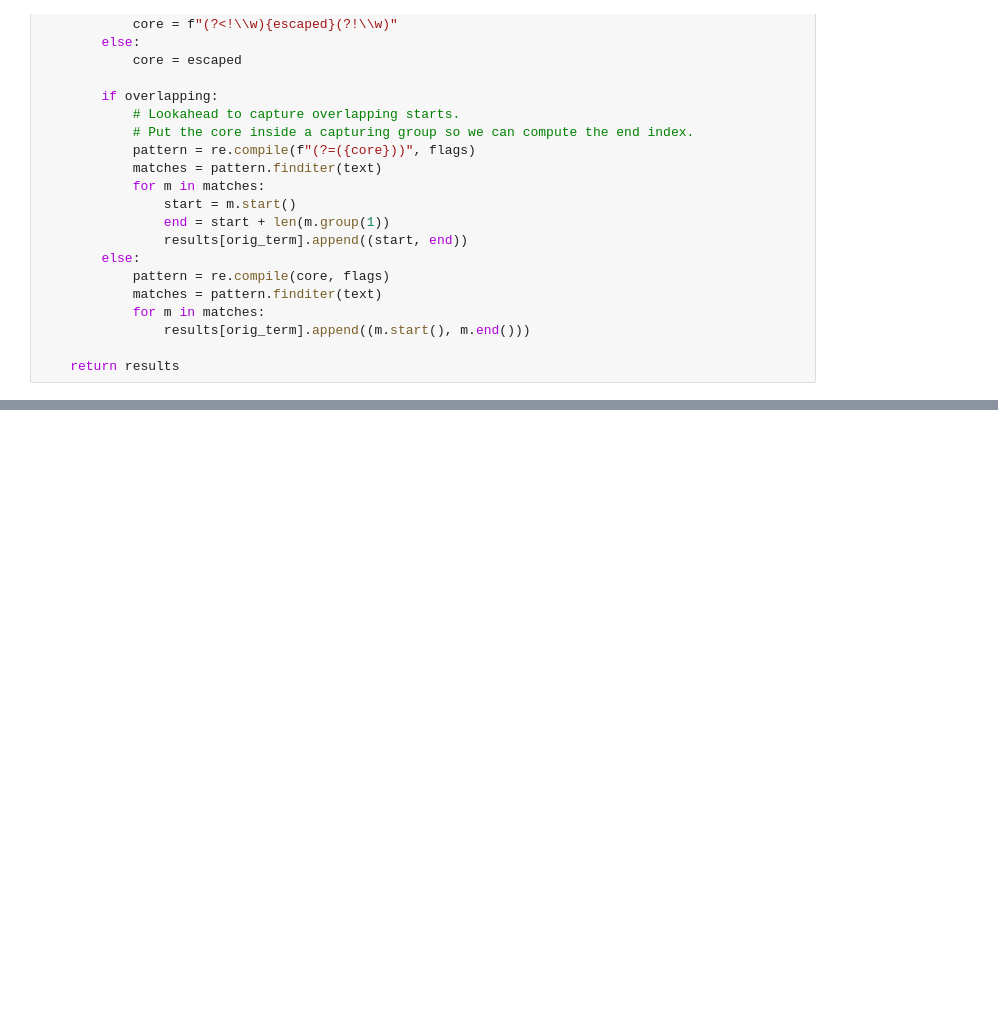
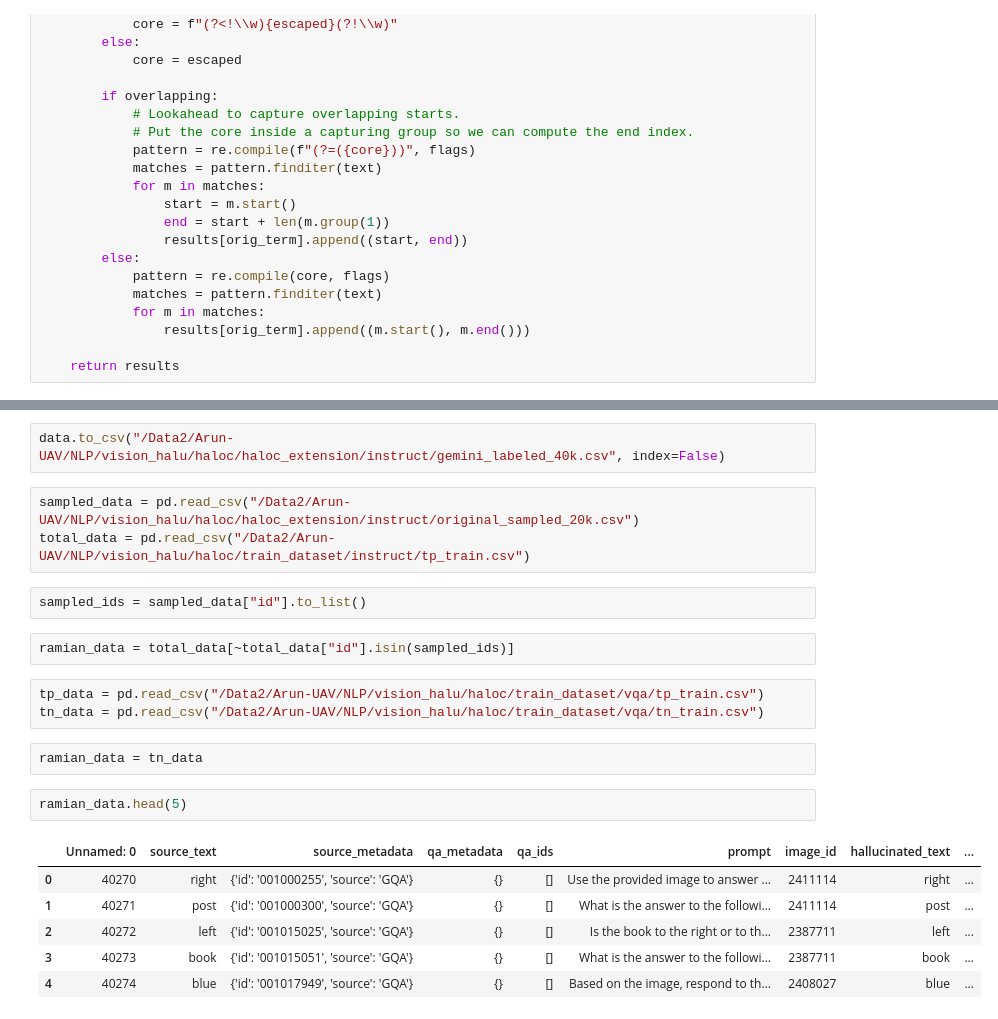
Before and after one commit to sri-harsha-jaladi/vision_hallucination, a Jupyter notebook: halu_detection_mitigation/token_inx_creation.ipynb, the cells around one changed output, grey strips where cells are left out. Cells and saved outputs as stored; diff of their text form; blank space fills up the shorter version.

```diff
--- a/halu_detection_mitigation/token_inx_creation.ipynb
+++ b/halu_detection_mitigation/token_inx_creation.ipynb
@@ -100,0 +108,23 @@ find_word_spans(
+# %%
+data.to_csv("/Data2/Arun-UAV/NLP/vision_halu/haloc/haloc_extension/instruct/gemini_labeled_40k.csv", index=False)
+# %%
+sampled_data = pd.read_csv("/Data2/Arun-UAV/NLP/vision_halu/haloc/haloc_extension/instruct/original_sampled_20k.csv")
+total_data = pd.read_csv("/Data2/Arun-UAV/NLP/vision_halu/haloc/train_dataset/instruct/tp_train.csv")
+# %%
+sampled_ids = sampled_data["id"].to_list()
+# %%
+ramian_data = total_data[~total_data["id"].isin(sampled_ids)]
+# %%
+tp_data = pd.read_csv("/Data2/Arun-UAV/NLP/vision_halu/haloc/train_dataset/vqa/tp_train.csv")
+tn_data = pd.read_csv("/Data2/Arun-UAV/NLP/vision_halu/haloc/train_dataset/vqa/tn_train.csv")
+# %%
+ramian_data = tn_data
+# %%
+ramian_data.head(5)
+# %% [output]
+|  | Unnamed: 0 | source_text | source_metadata | qa_metadata | qa_ids | prompt | image_id | hallucinated_text | ... |
+| 0 | 40270 | right | {'id': '001000255', 'source': 'GQA'} | {} | [] | Use the provided image to answer ... | 2411114 | right | ... |
+| 1 | 40271 | post | {'id': '001000300', 'source': 'GQA'} | {} | [] | What is the answer to the followi... | 2411114 | post | ... |
+| 2 | 40272 | left | {'id': '001015025', 'source': 'GQA'} | {} | [] | Is the book to the right or to th... | 2387711 | left | ... |
+| 3 | 40273 | book | {'id': '001015051', 'source': 'GQA'} | {} | [] | What is the answer to the followi... | 2387711 | book | ... |
+| 4 | 40274 | blue | {'id': '001017949', 'source': 'GQA'} | {} | [] | Based on the image, respond to th... | 2408027 | blue | ... |
```
Also changed, not shown: parts of 29 cells of this notebook, 4 other files.
